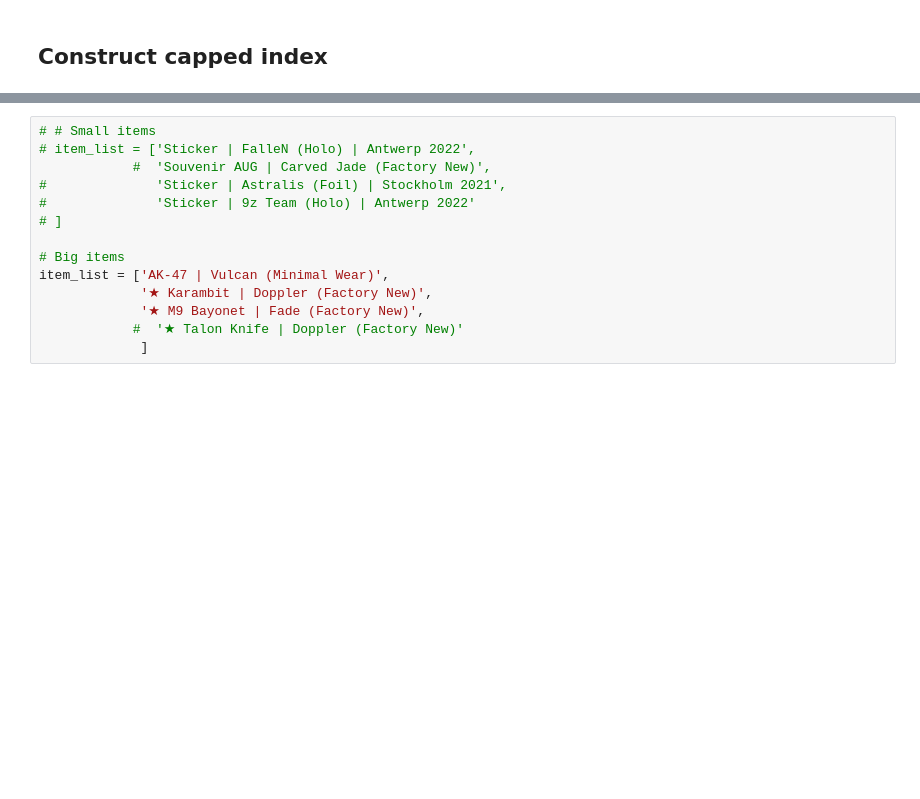
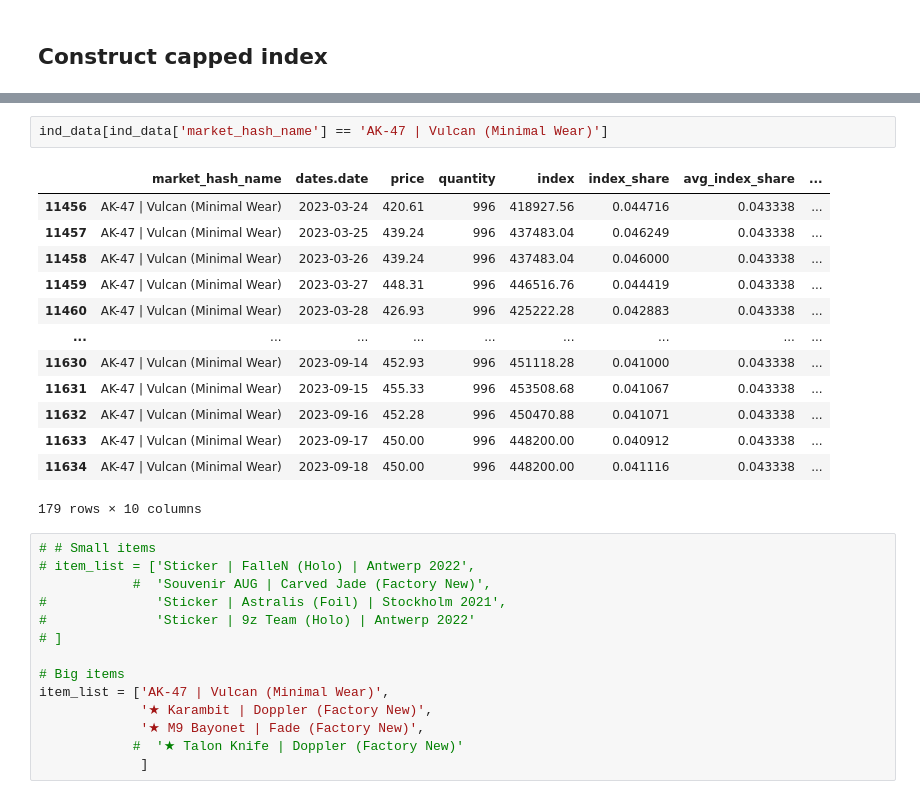
Before and after one commit to ijonas/siwa, a Jupyter notebook: eda/csgo.ipynb, the cells around one changed output, grey strips where cells are left out. Drawn from its saved outputs; the diff is of its cells as text; blank space fills up the shorter version.

```diff
--- a/eda/csgo.ipynb
+++ b/eda/csgo.ipynb
@@ -356,6 +439,22 @@ capped_ind, _,_,_ = cap_index(map_df)
 plot_inds(ind, capped_ind, 'Raw Index', 'Capped Index')
 # %% [output]
 Number of products: 550
+# %%
+ind_data[ind_data['market_hash_name'] == 'AK-47 | Vulcan (Minimal Wear)']
+# %% [output]
+|  | market_hash_name | dates.date | price | quantity | index | index_share | avg_index_share | ... |
+| 11456 | AK-47 | Vulcan (Minimal Wear) | 2023-03-24 | 420.61 | 996 | 418927.56 | 0.044716 | 0.043338 | ... |
+| 11457 | AK-47 | Vulcan (Minimal Wear) | 2023-03-25 | 439.24 | 996 | 437483.04 | 0.046249 | 0.043338 | ... |
+| 11458 | AK-47 | Vulcan (Minimal Wear) | 2023-03-26 | 439.24 | 996 | 437483.04 | 0.046000 | 0.043338 | ... |
+| 11459 | AK-47 | Vulcan (Minimal Wear) | 2023-03-27 | 448.31 | 996 | 446516.76 | 0.044419 | 0.043338 | ... |
+| 11460 | AK-47 | Vulcan (Minimal Wear) | 2023-03-28 | 426.93 | 996 | 425222.28 | 0.042883 | 0.043338 | ... |
+| ... | ... | ... | ... | ... | ... | ... | ... | ... |
+| 11630 | AK-47 | Vulcan (Minimal Wear) | 2023-09-14 | 452.93 | 996 | 451118.28 | 0.041000 | 0.043338 | ... |
+| 11631 | AK-47 | Vulcan (Minimal Wear) | 2023-09-15 | 455.33 | 996 | 453508.68 | 0.041067 | 0.043338 | ... |
+| 11632 | AK-47 | Vulcan (Minimal Wear) | 2023-09-16 | 452.28 | 996 | 450470.88 | 0.041071 | 0.043338 | ... |
+| 11633 | AK-47 | Vulcan (Minimal Wear) | 2023-09-17 | 450.00 | 996 | 448200.00 | 0.040912 | 0.043338 | ... |
+| 11634 | AK-47 | Vulcan (Minimal Wear) | 2023-09-18 | 450.00 | 996 | 448200.00 | 0.041116 | 0.043338 | ... |
+179 rows × 10 columns
 # %%
 # # Small items
 # item_list = ['Sticker | FalleN (Holo) | Antwerp 2022',
```
Also changed, not shown: parts of 6 cells of this notebook.
